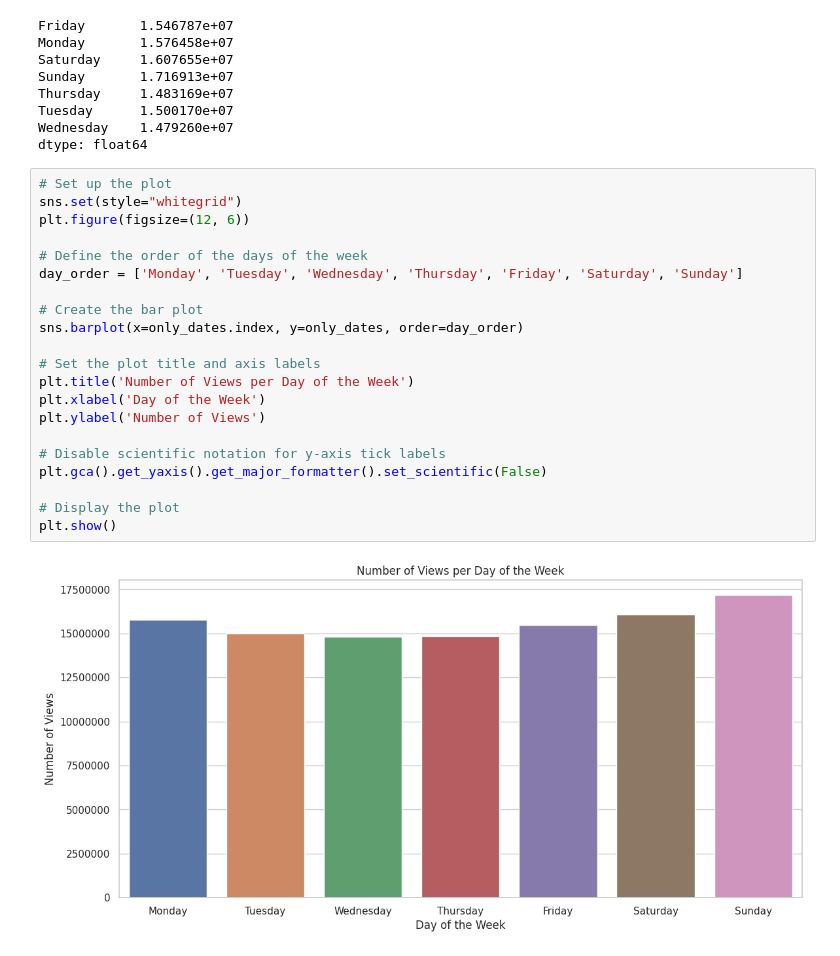
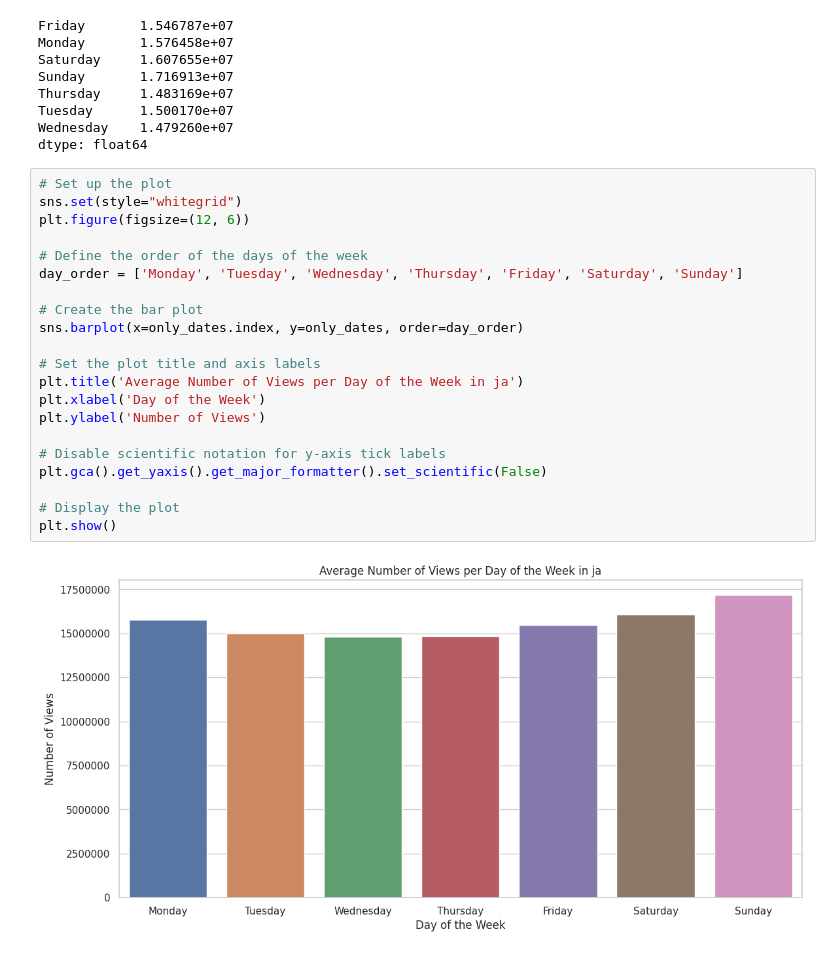
Before and after one commit to reesha-rsh/MLb4, a Jupyter notebook: Homework/Homework_2_0_Pandas_Toxic_Comments_EDA.ipynb, the cells around one changed output. Cells and saved outputs as stored; diff of their text form.

```diff
--- a/Homework/Homework_2_0_Pandas_Toxic_Comments_EDA.ipynb
+++ b/Homework/Homework_2_0_Pandas_Toxic_Comments_EDA.ipynb
@@ -595,23 +593,23 @@ dtype: float64
 # %%
 # Set up the plot
 sns.set(style="whitegrid")
 plt.figure(figsize=(12, 6))
 
 # Define the order of the days of the week
 day_order = ['Monday', 'Tuesday', 'Wednesday', 'Thursday', 'Friday', 'Saturday', 'Sunday']
 
 # Create the bar plot
 sns.barplot(x=only_dates.index, y=only_dates, order=day_order)
 
 # Set the plot title and axis labels
-plt.title('Number of Views per Day of the Week')
+plt.title('Average Number of Views per Day of the Week in ja')
 plt.xlabel('Day of the Week')
 plt.ylabel('Number of Views')
 
 # Disable scientific notation for y-axis tick labels
 plt.gca().get_yaxis().get_major_formatter().set_scientific(False)
 
 # Display the plot
 plt.show()
 # %% [output]
-[figure, old version]
+[figure, new version]
```
Also changed, not shown: parts of 1 cell of this notebook.
